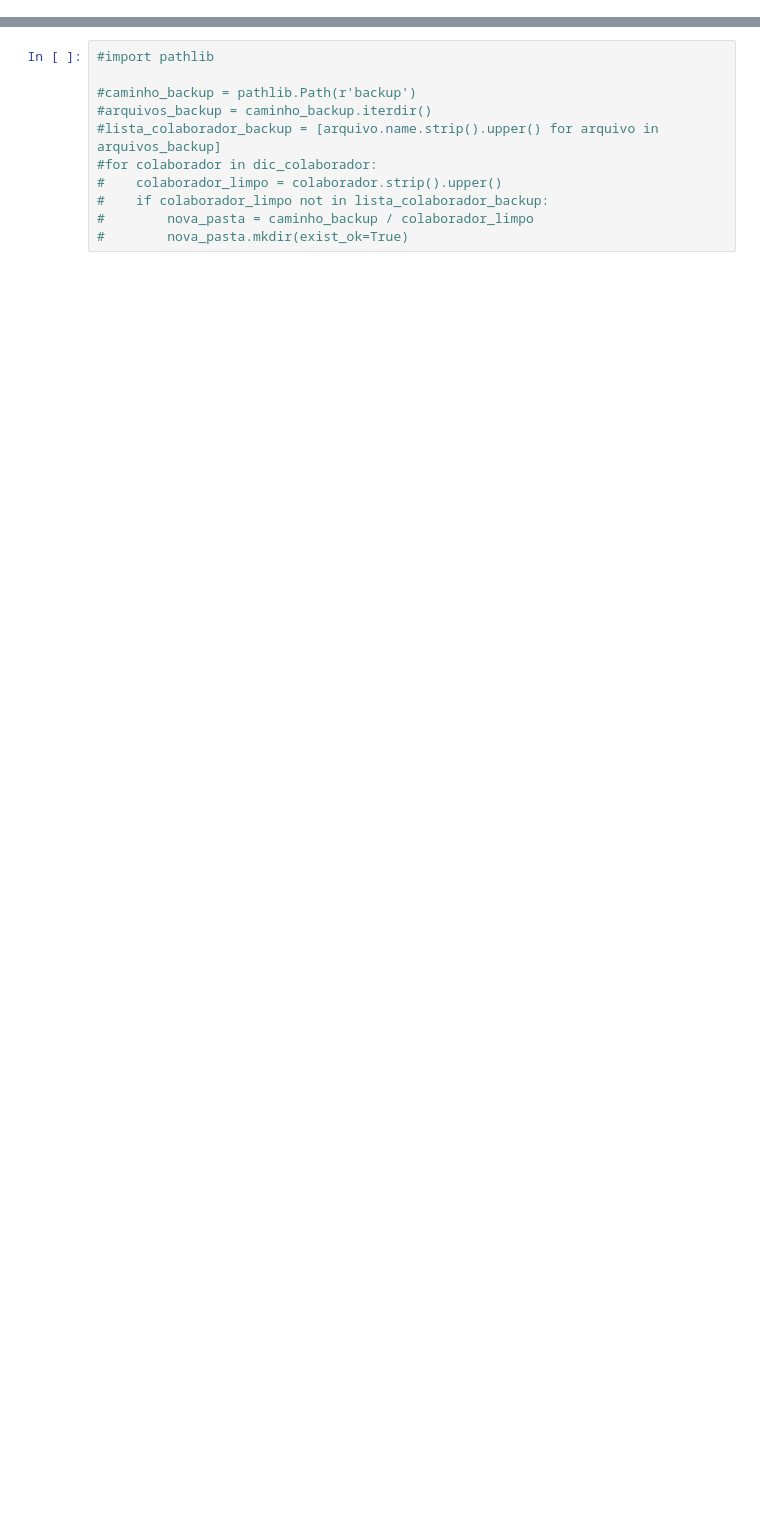
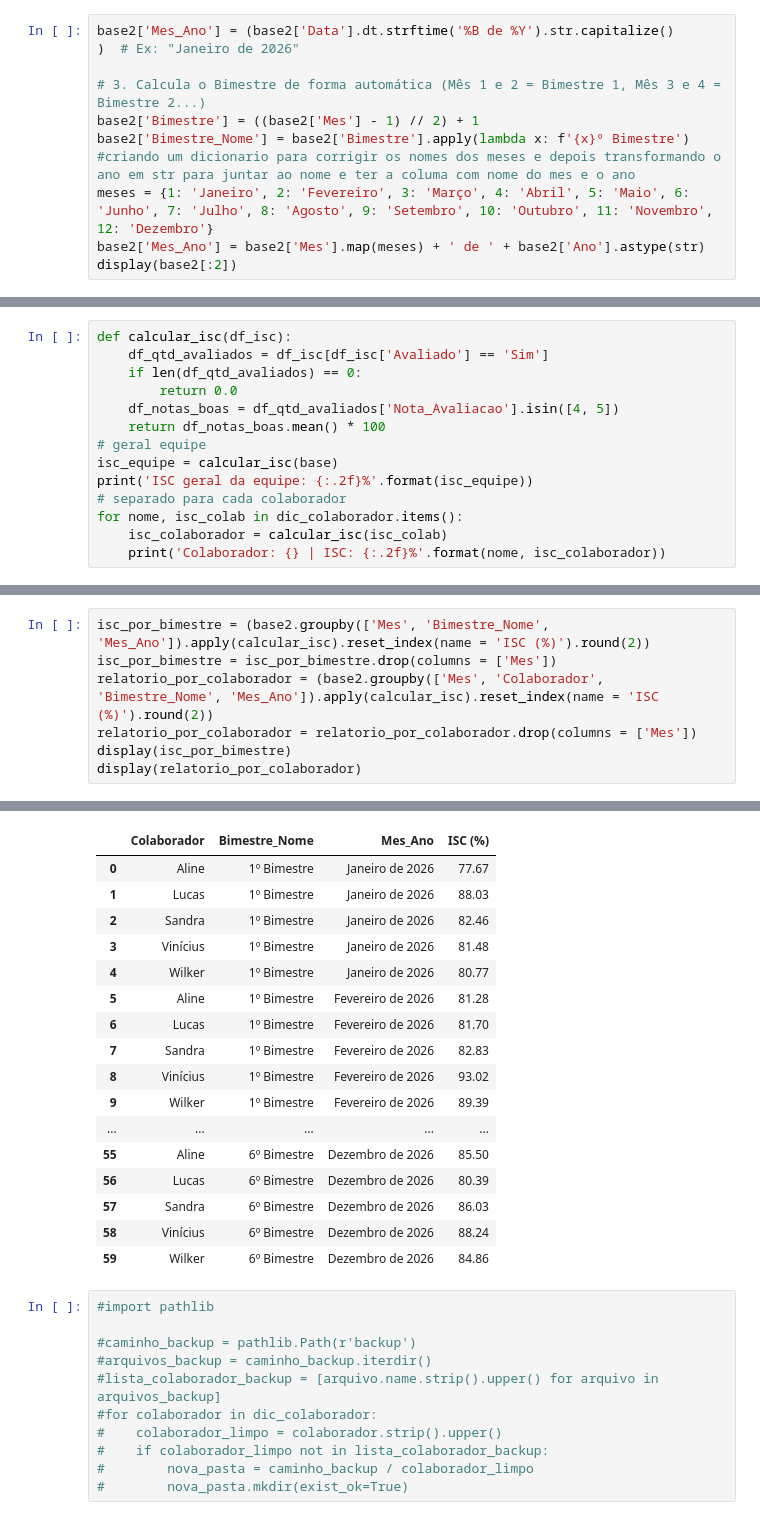
Before and after one commit to lrcosta011-dev/projeto_acompanhamento_equipe, a Jupyter notebook: projeto_equipe_atendimentos.ipynb, the cells around one changed output, grey strips where cells are left out. Cells and saved outputs as stored; diff of their text form; blank space fills up the shorter version.

```diff
--- a/projeto_equipe_atendimentos.ipynb
+++ b/projeto_equipe_atendimentos.ipynb
@@ -189,0 +159,11 @@ display(base2)
+# %%
+base2['Mes_Ano'] = (base2['Data'].dt.strftime('%B de %Y').str.capitalize()
+)  # Ex: "Janeiro de 2026"
+
+# 3. Calcula o Bimestre de forma automática (Mês 1 e 2 = Bimestre 1, Mês 3 e 4 = Bimestre 2...)
+base2['Bimestre'] = ((base2['Mes'] - 1) // 2) + 1
+base2['Bimestre_Nome'] = base2['Bimestre'].apply(lambda x: f'{x}º Bimestre')
+#criando um dicionario para corrigir os nomes dos meses e depois transformando o ano em str para juntar ao nome e ter a columa com nome do mes e o ano
+meses = {1: 'Janeiro', 2: 'Fevereiro', 3: 'Março', 4: 'Abril', 5: 'Maio', 6: 'Junho', 7: 'Julho', 8: 'Agosto', 9: 'Setembro', 10: 'Outubro', 11: 'Novembro', 12: 'Dezembro'}
+base2['Mes_Ano'] = base2['Mes'].map(meses) + ' de ' + base2['Ano'].astype(str)
+display(base2[:2])
@@ -238,0 +213,14 @@ memory usage: 5.5 MB
+# %%
+def calcular_isc(df_isc):
+    df_qtd_avaliados = df_isc[df_isc['Avaliado'] == 'Sim']
+    if len(df_qtd_avaliados) == 0:
+        return 0.0
+    df_notas_boas = df_qtd_avaliados['Nota_Avaliacao'].isin([4, 5])
+    return df_notas_boas.mean() * 100
+# geral equipe
+isc_equipe = calcular_isc(base)
+print('ISC geral da equipe: {:.2f}%'.format(isc_equipe))
+# separado para cada colaborador
+for nome, isc_colab in dic_colaborador.items():
+    isc_colaborador = calcular_isc(isc_colab)
+    print('Colaborador: {} | ISC: {:.2f}%'.format(nome, isc_colaborador))
@@ -238,0 +234,8 @@ memory usage: 5.5 MB
+# %%
+isc_por_bimestre = (base2.groupby(['Mes', 'Bimestre_Nome', 'Mes_Ano']).apply(calcular_isc).reset_index(name = 'ISC (%)').round(2))
+isc_por_bimestre = isc_por_bimestre.drop(columns = ['Mes'])
+relatorio_por_colaborador = (base2.groupby(['Mes', 'Colaborador', 'Bimestre_Nome', 'Mes_Ano']).apply(calcular_isc).reset_index(name = 'ISC (%)').round(2))
+relatorio_por_colaborador = relatorio_por_colaborador.drop(columns = ['Mes'])
+display(isc_por_bimestre)
+display(relatorio_por_colaborador)
+# %% [output]
@@ -239,3 +255,20 @@ memory usage: 5.5 MB
+|  | Colaborador | Bimestre_Nome | Mes_Ano | ISC (%) |
+| 0 | Aline | 1º Bimestre | Janeiro de 2026 | 77.67 |
+| 1 | Lucas | 1º Bimestre | Janeiro de 2026 | 88.03 |
+| 2 | Sandra | 1º Bimestre | Janeiro de 2026 | 82.46 |
+| 3 | Vinícius | 1º Bimestre | Janeiro de 2026 | 81.48 |
+| 4 | Wilker | 1º Bimestre | Janeiro de 2026 | 80.77 |
+| 5 | Aline | 1º Bimestre | Fevereiro de 2026 | 81.28 |
+| 6 | Lucas | 1º Bimestre | Fevereiro de 2026 | 81.70 |
+| 7 | Sandra | 1º Bimestre | Fevereiro de 2026 | 82.83 |
+| 8 | Vinícius | 1º Bimestre | Fevereiro de 2026 | 93.02 |
+| 9 | Wilker | 1º Bimestre | Fevereiro de 2026 | 89.39 |
+| ... | ... | ... | ... | ... |
+| 55 | Aline | 6º Bimestre | Dezembro de 2026 | 85.50 |
+| 56 | Lucas | 6º Bimestre | Dezembro de 2026 | 80.39 |
+| 57 | Sandra | 6º Bimestre | Dezembro de 2026 | 86.03 |
+| 58 | Vinícius | 6º Bimestre | Dezembro de 2026 | 88.24 |
+| 59 | Wilker | 6º Bimestre | Dezembro de 2026 | 84.86 |
 # %%
 #import pathlib
 
```
Also changed, not shown: parts of 12 cells of this notebook, 6 other files.
